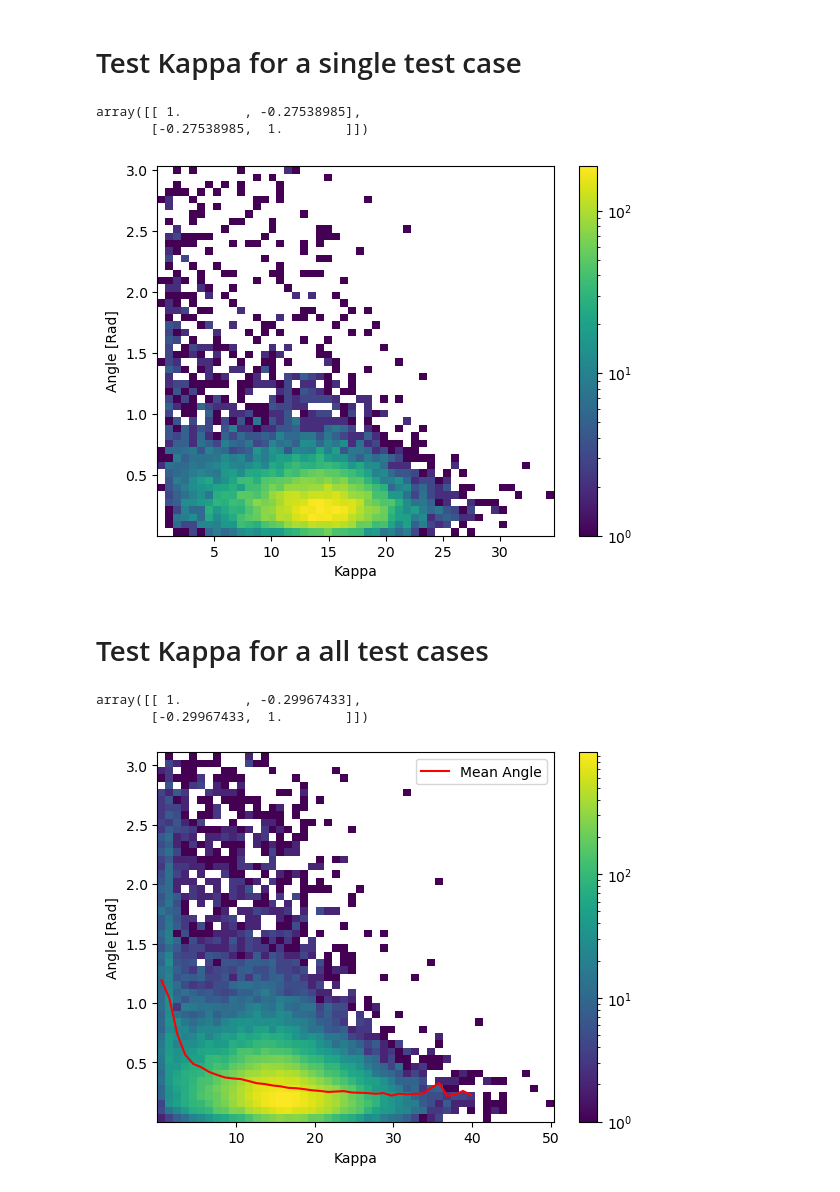
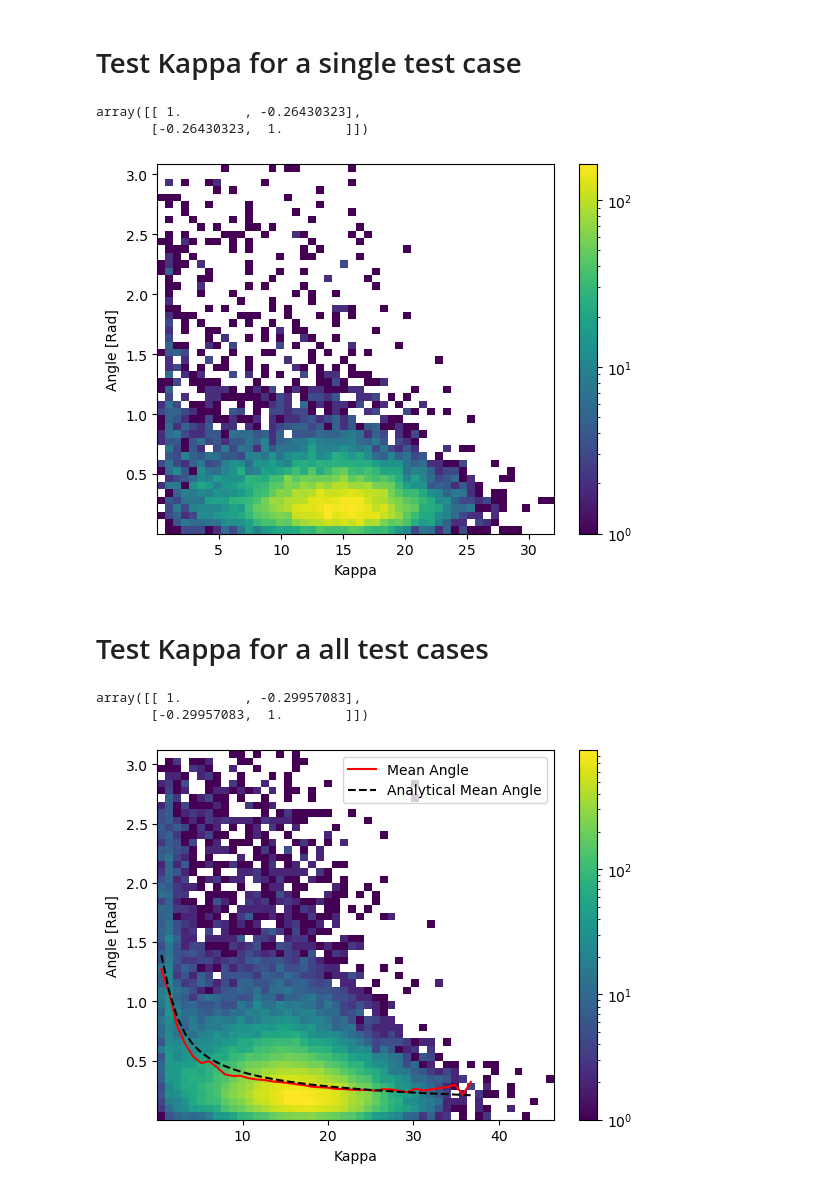
Before and after one commit to mghrear/3D_Heteroscedastic_Convnet, a Jupyter notebook: test_kappa.ipynb, the cells around one changed output. Cells and saved outputs as stored; diff of their text form; code cells hidden in the pictures.

```diff
--- a/test_kappa.ipynb
+++ b/test_kappa.ipynb
@@ -18,7 +19,7 @@ device = "cuda" if torch.cuda.is_available() else "mps" if torch.backends.mps.is
 print(f"Using {device} device")
 
 # Load Heteroscedastic model
-model_HSCDC = torch.load('../3D_Heteroscedastic_Convnet_models/3D_HSCDC_CNN_subM-256.pt').to(device)
+model_HSCDC = torch.load('../3D_Heteroscedastic_Convnet_models/3D_HSCDC.pt').to(device)
 # %% [output]
 Using cuda device
 # %%
@@ -82,8 +83,8 @@ y = torch.arccos(mytools.CS(v_pred_HSCDC_50keV_H,v_true_HSCDC_50keV_H)).numpy()
 # Plot correleation coefficient matrix
 np.corrcoef(np.asarray([x,y]))
 # %% [output]
-array([[ 1.        , -0.27538985],
-       [-0.27538985,  1.        ]])
+array([[ 1.        , -0.26430323],
+       [-0.26430323,  1.        ]])
 # %%
 plt.hist2d(x, y, bins=(50, 50), norm = colors.LogNorm())
 plt.xlabel("Kappa")
@@ -91,7 +92,7 @@ plt.ylabel("Angle [Rad]")
 plt.colorbar()
 plt.show()
 # %% [output]
-[figure, old version]
+[figure, new version]
 # %% [markdown]
 # Test Kappa for a all test cases
 # %%
@@ -113,23 +114,27 @@ ys = np.concatenate((y_50H,y_50L,y_40H,y_40L))
 # Plot correleation coefficient matrix
 np.corrcoef(np.asarray([xs,ys]))
 # %% [output]
-array([[ 1.        , -0.29967433],
-       [-0.29967433,  1.        ]])
+array([[ 1.        , -0.29957083],
+       [-0.29957083,  1.        ]])
 # %%
 h, x_edges, y_edges, image = plt.hist2d(xs, ys, bins=(50, 50), norm = colors.LogNorm())
 
 y_centers = (y_edges[:-1]+y_edges[1:])/2.0
 x_centers = (x_edges[:-1]+x_edges[1:])/2.0
 
 mean_vals = []
 for i in range(len(x_centers)):
     mean_vals += [np.dot(h[i,:],y_centers)/np.sum(h[i,:])]
 
+Kappas = np.array(x_centers[:40])
+exp_mean = (iv(0,Kappas)-np.exp(-Kappas))*np.pi/(2*np.sinh(Kappas))
+
 plt.plot(x_centers[:40],mean_vals[:40],color='r',label="Mean Angle")
+plt.plot(x_centers[:40],exp_mean ,color='k',ls='--',label="Analytical Mean Angle")
 plt.legend()
 plt.xlabel("Kappa")
 plt.ylabel("Angle [Rad]")
 plt.colorbar()
 plt.show()
 # %% [output]
-[figure, old version]
+[figure, new version]
```
Also changed, not shown: parts of 1 cell of this notebook, 16 other files.
